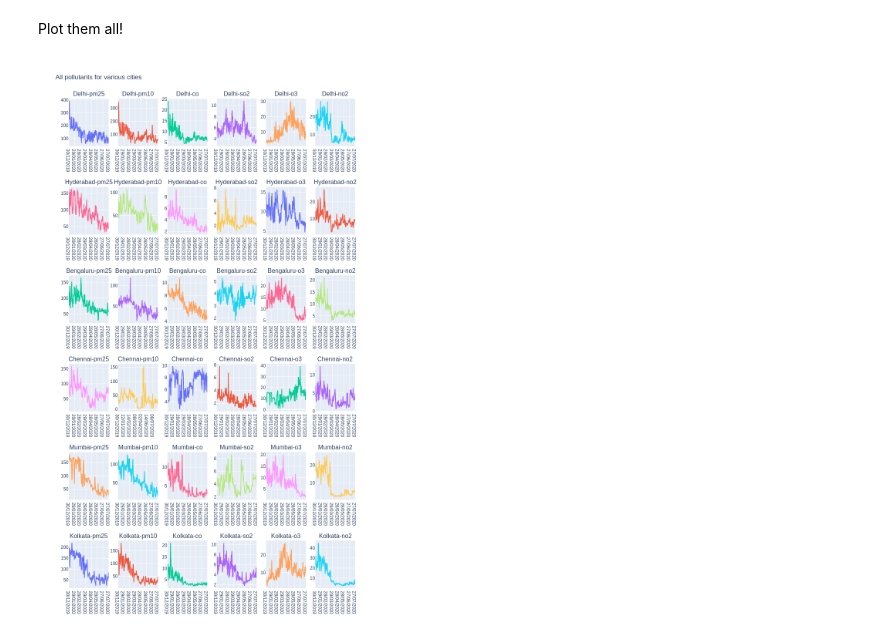
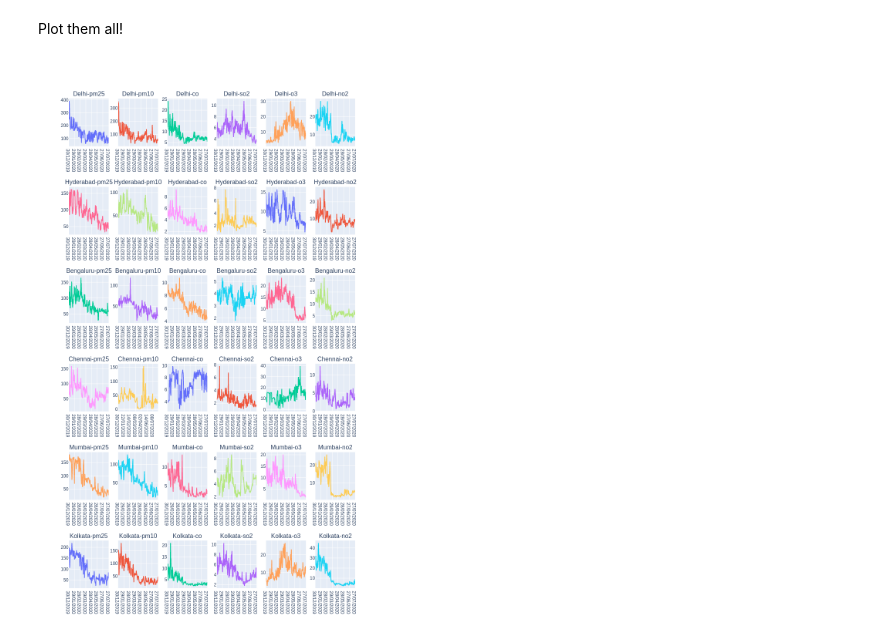
Before and after one commit to algoasylum/ExploringTheUnseen, a Jupyter notebook: code/Simpe line plots.ipynb, the cells around one changed output. Saved outputs shown, nothing was run; the diff lists cells and outputs as text; code cells hidden in the pictures.

```diff
--- a/code/Simpe line plots.ipynb
+++ b/code/Simpe line plots.ipynb
@@ -140,14 +140,13 @@ city=['Delhi','Hyderabad','Bengaluru','Chennai','Mumbai','Kolkata']
 p=[1,1,1,2,2,2]
 h=[1,2,3,1,2,3]
 fig = make_subplots(
-rows=2, cols=3,
+rows=1, cols=6,
 subplot_titles=("Delhi", "Hyderabad", "Bengaluru", "Chennai",'Mumbai','Kolkata'))
 for l,i in enumerate(city):
     dff=df1[df1['City'].isin([i])]
-    fig.add_trace(go.Scatter(x=dff['Date'], y=dff['median']),row=p[l], col=h[l])
-fig.update_layout(height=650, width=1000,showlegend=False,
-                  title_text="PM25 for various cities")
+    fig.add_trace(go.Scatter(x=dff['Date'], y=dff['median']),row=1, col=l+1)
+fig.update_layout(height=400, width=2000,showlegend=False)
 fig.update_layout(yaxis=dict(range=[0,300]))
 fig.show()
-fig.write_image('pm2.5_all_cities.png')
+fig.write_image(f'images/pm2.5_all_cities.png')
 # %% [output]
@@ -157,22 +156,21 @@ Plot them all!
 # %%
 city=['Delhi','Hyderabad','Bengaluru','Chennai','Mumbai','Kolkata']
 pollutant=['pm25','pm10','co','so2','o3','no2']
 titles=[]
 for i in city:
     for j in pollutant:
         entry= i + '-' + j
         titles.append(entry)
 fig = make_subplots(
 rows=6, cols=6,
 subplot_titles=titles)
 for m,i in enumerate(city):
     for n,j in enumerate(pollutant):
         dff=df[df['City'].isin([i])]
         dff=dff[dff['Specie'].isin([j])]
         fig.add_trace(go.Scatter(x=dff['Date'], y=dff['median']),row=m+1, col=n+1)
-fig.update_layout(height=1450, width=1400,showlegend=False,
-                  title_text="All pollutants for various cities")
+fig.update_layout(height=1450, width=1400,showlegend=False)
 fig.show()
-fig.write_image('all_pollutants.png')
+fig.write_image(f'images/all_pollutants.png')
 # %% [output]
-[figure, old version]
+[figure, new version]
```
Also changed, not shown: parts of 5 cells of this notebook, 5 other files.
